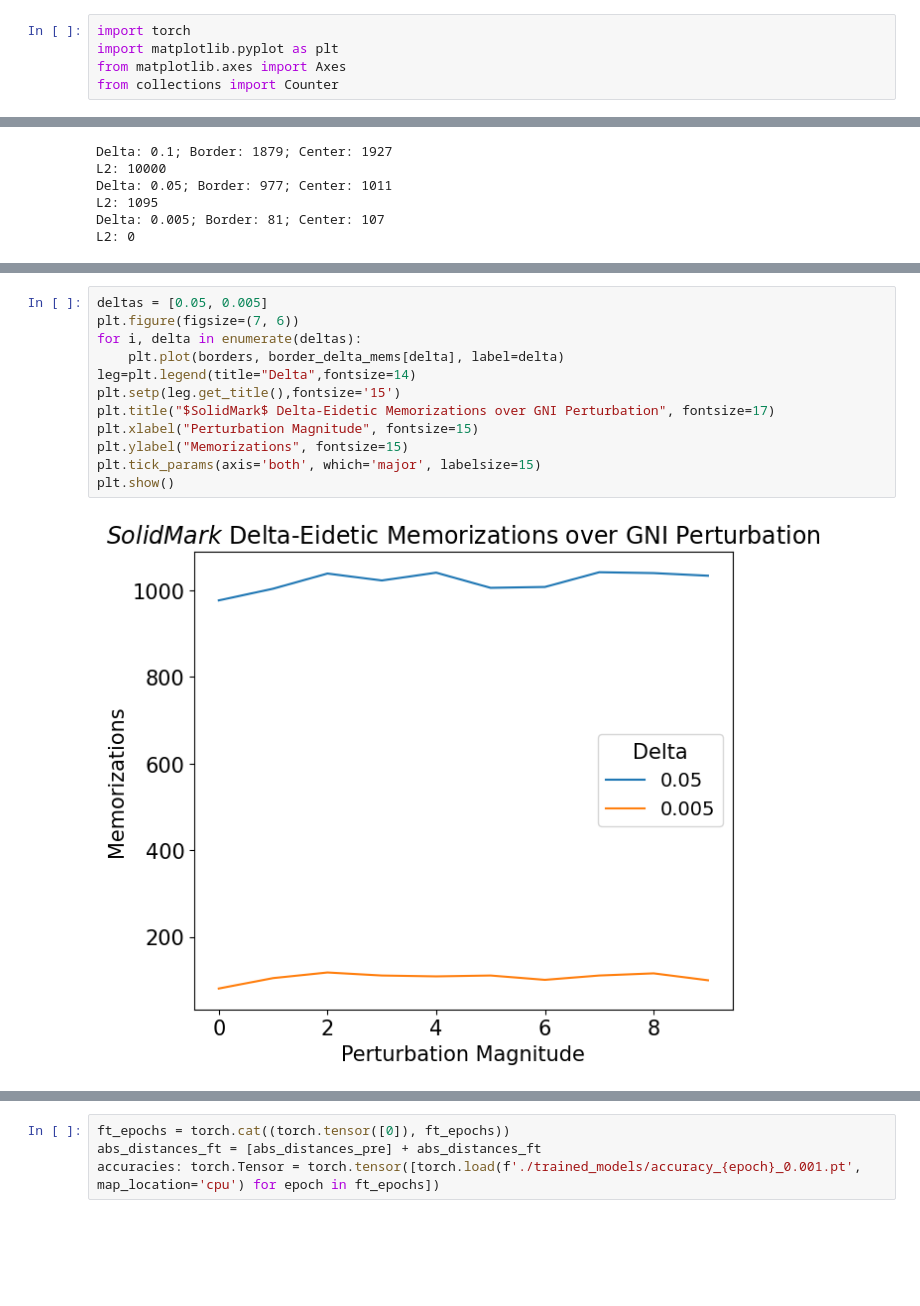
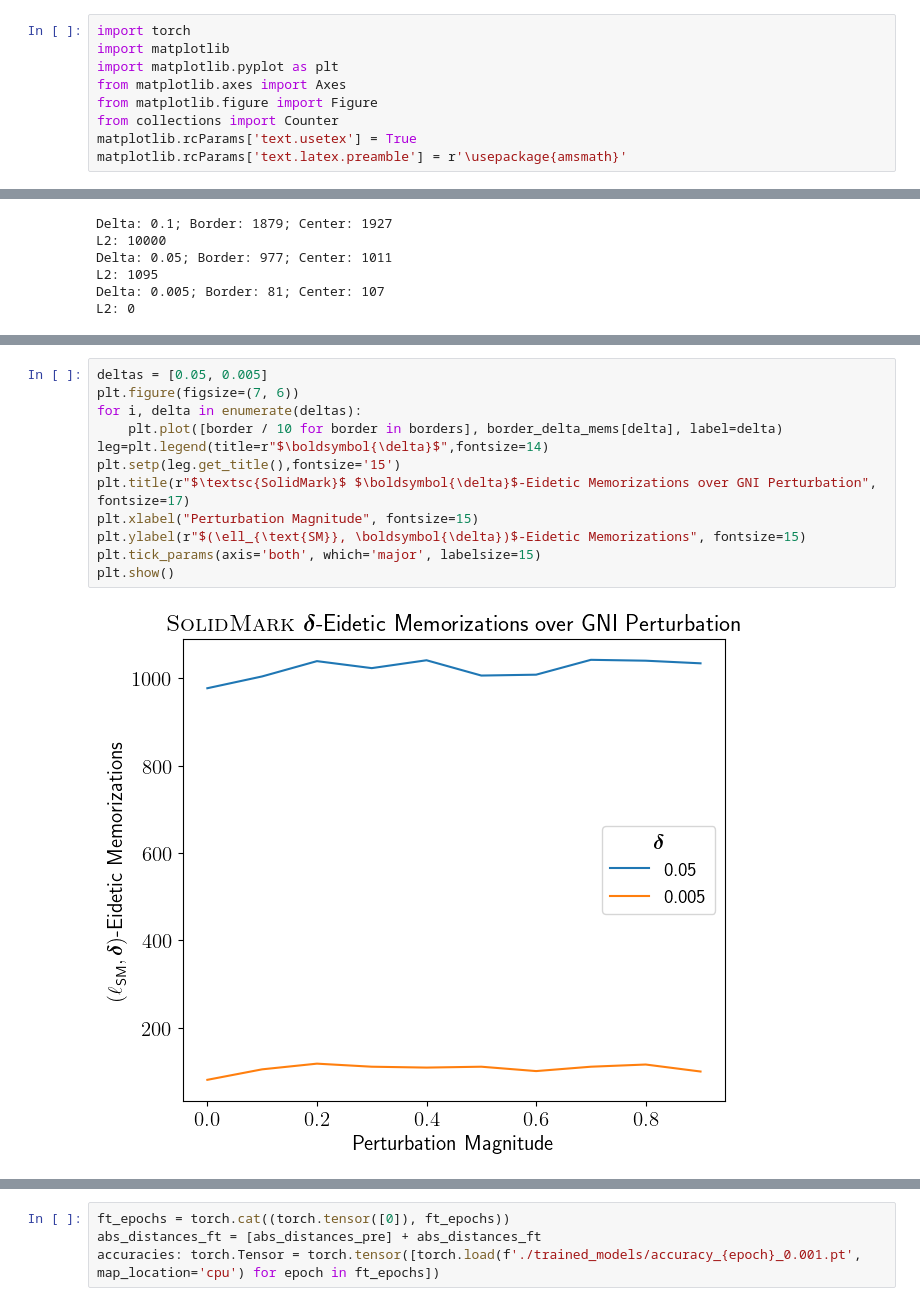
Before and after one commit to NickyDCFP/SolidMark, a Jupyter notebook: analyze_distances.ipynb, the cells around one changed output, grey strips where cells are left out. Saved outputs shown, nothing was run; the diff lists cells and outputs as text; blank space fills up the shorter version.

```diff
--- a/analyze_distances.ipynb
+++ b/analyze_distances.ipynb
@@ -1,8 +1,12 @@
 # %%
 import torch
+import matplotlib
 import matplotlib.pyplot as plt
 from matplotlib.axes import Axes
+from matplotlib.figure import Figure
 from collections import Counter
+matplotlib.rcParams['text.usetex'] = True
+matplotlib.rcParams['text.latex.preamble'] = r'\usepackage{amsmath}'
 # %%
 ft_epochs = torch.arange(4, 100, 5)
 abs_distances_pre: torch.Tensor = torch.load('./trained_models/distances_solid_absolute_pre.pt', map_location='cpu')
@@ -60,17 +64,17 @@ plt.show()
 # %%
 deltas = [0.05, 0.005]
 plt.figure(figsize=(7, 6))
 for i, delta in enumerate(deltas):
-    plt.plot(borders, border_delta_mems[delta], label=delta)
-leg=plt.legend(title="Delta",fontsize=14)
+    plt.plot([border / 10 for border in borders], border_delta_mems[delta], label=delta)
+leg=plt.legend(title=r"$\boldsymbol{\delta}$",fontsize=14)
 plt.setp(leg.get_title(),fontsize='15')
-plt.title("$SolidMark$ Delta-Eidetic Memorizations over GNI Perturbation", fontsize=17)
+plt.title(r"$\textsc{SolidMark}$ $\boldsymbol{\delta}$-Eidetic Memorizations over GNI Perturbation", fontsize=17)
 plt.xlabel("Perturbation Magnitude", fontsize=15)
-plt.ylabel("Memorizations", fontsize=15)
+plt.ylabel(r"$(\ell_{\text{SM}}, \boldsymbol{\delta})$-Eidetic Memorizations", fontsize=15)
 plt.tick_params(axis='both', which='major', labelsize=15)
 plt.show()
 # %% [output]
-[figure, old version]
+[figure, new version]
 # %%
 for i, delta in enumerate(deltas):
     plt.plot(centers, center_delta_mems[delta], label=delta)
```
Also changed, not shown: parts of 35 cells of this notebook, 1 other file.
